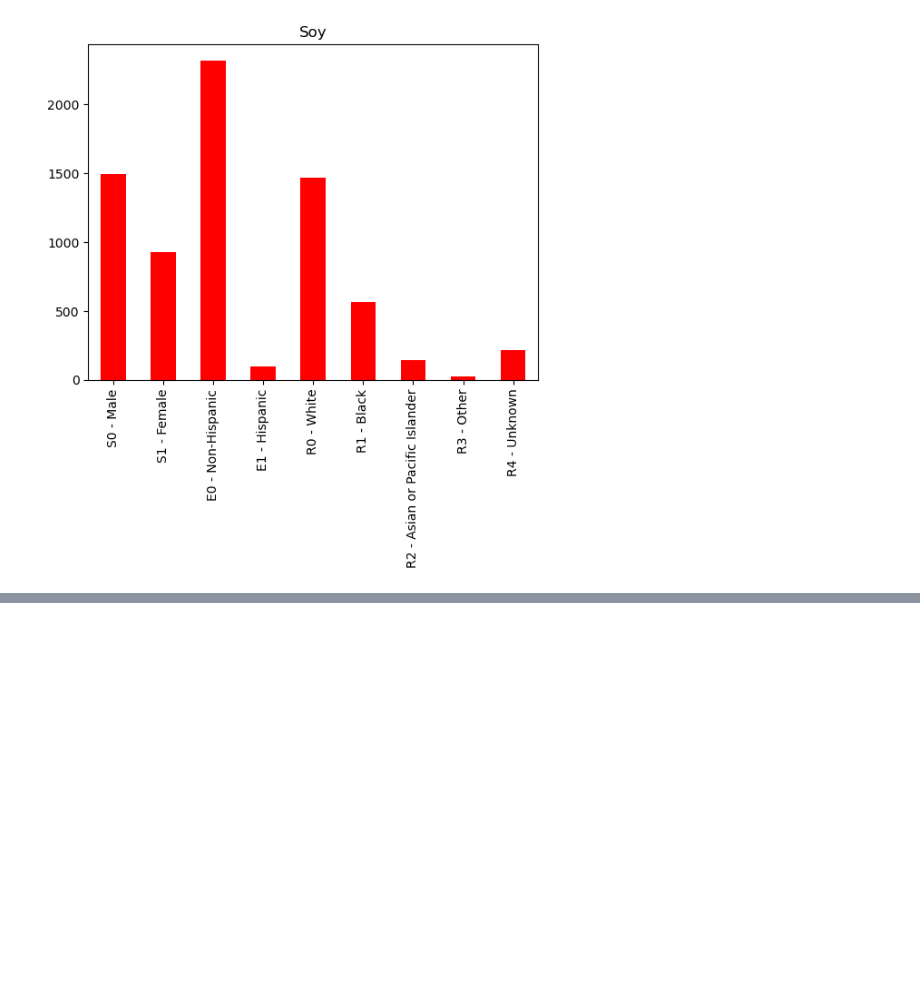
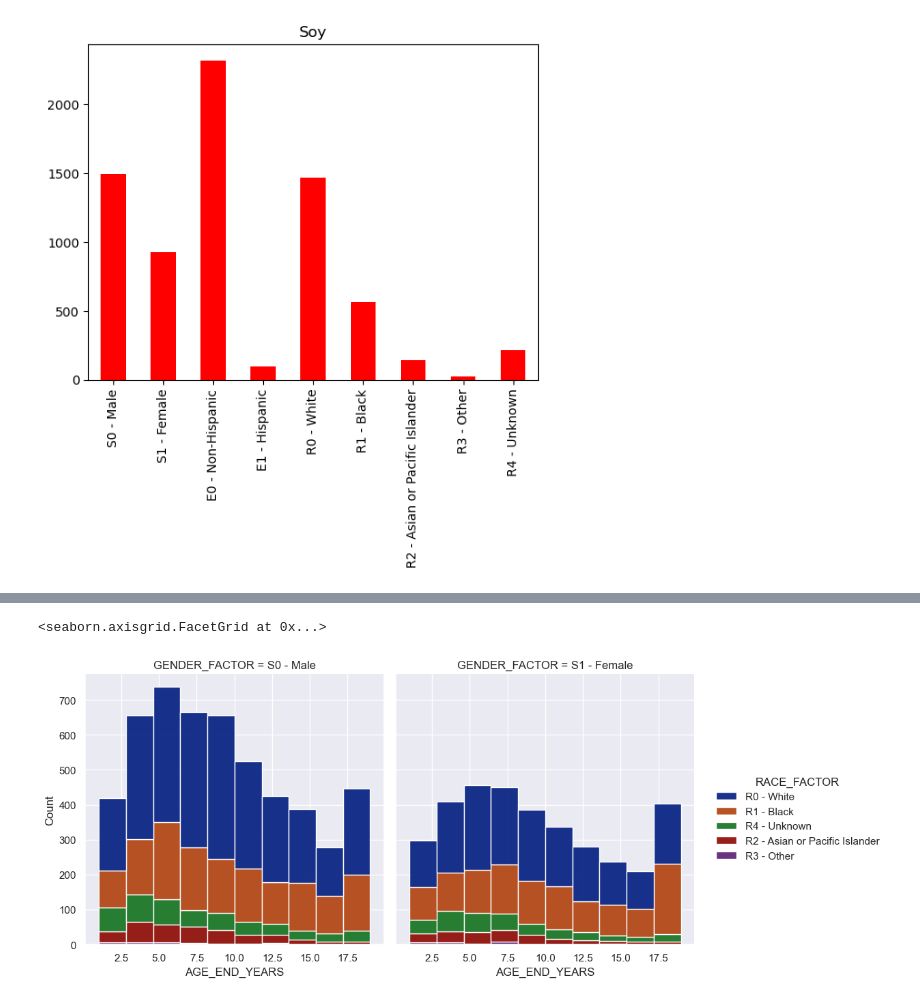
Before and after one commit to leahkrause/project_1, a Jupyter notebook: Allergy.ipynb, the cells around one changed output, grey strips where cells are left out. Saved outputs shown, nothing was run; the diff lists cells and outputs as text; code cells hidden in the pictures; blank space fills up the shorter version.

```diff
--- a/Allergy.ipynb
+++ b/Allergy.ipynb
@@ -253,0 +250,6 @@ Text(0.5, 1.0, 'Soy')
+# %%
+sns.displot( data=peanut_df_clean,x='AGE_END_YEARS',bins=10,col='GENDER_FACTOR',
+            hue='RACE_FACTOR',alpha=0.9, multiple="stack",palette='dark')
+# %% [output]
+<seaborn.axisgrid.FacetGrid at 0x...>
+[figure, added]
```
Also changed, not shown: parts of 12 cells of this notebook.
